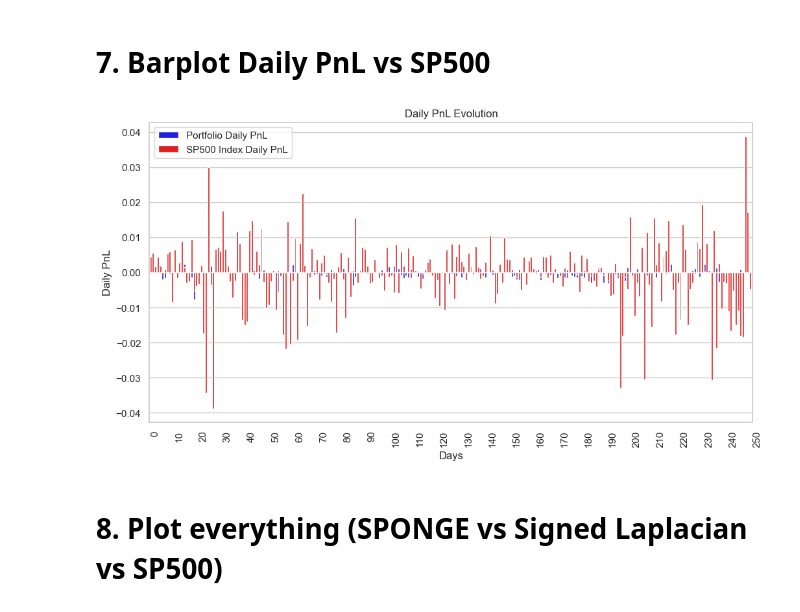
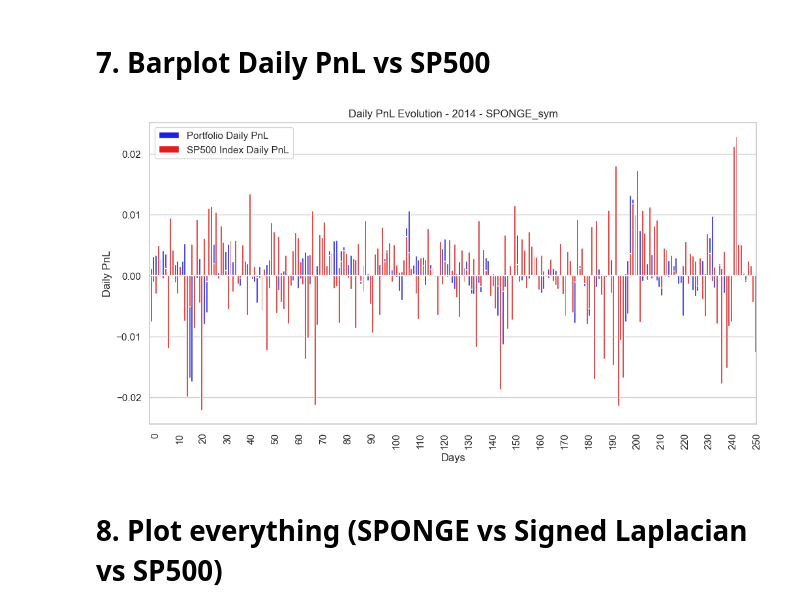
Before and after one commit to MohamedKeteb/Portfolio_clustering_project, a Jupyter notebook: Code/Pipeline3.ipynb, the cells around one changed output. Cells and saved outputs as stored; diff of their text form; code cells hidden in the pictures.

```diff
--- a/Code/Pipeline3.ipynb
+++ b/Code/Pipeline3.ipynb
@@ -28,16 +28,15 @@ import warnings
 warnings.filterwarnings("ignore") ## so that there are no polluting warnings as output of this cell
 
 ##################################################################### PARAMETERS #####################################################################
-lookback_window_0 = [4714, 4774] ## year 2019
+lookback_window_0 = [2916, 3016] ## year 2012-2013 ==> 3016:3265
 number_of_clusters = 38
 sigma = 10e-2
-clustering_method = 'SPONGE'
-number_of_repetition = 10
-number_of_window=2
-evaluation_window = 5
-eta_values = np.linspace(0.001, 0.02, 20)
-np.set_printoptions(precision=4, suppress=True)
+clustering_method = 'SPONGE_sym'
+number_of_repetition = 20
+number_of_window=50
+evaluation_window = 3
+eta = 0.01
 ######################################################################################################################################################
 
-overall_return, PnL, portfolio_value, sharpe_ratio, daily_PnL = process.sliding_window(df_cleaned=df_cleaned, lookback_window_0=lookback_window_0, number_of_clusters=number_of_clusters, sigma=sigma, clustering_method=clustering_method, number_of_repetition=number_of_repetition, number_of_window=number_of_window, evaluation_window=evaluation_window, eta=0.01)
+overall_return, PnL, portfolio_value, daily_PnL = process.sliding_window(df_cleaned=df_cleaned, lookback_window_0=lookback_window_0, number_of_clusters=number_of_clusters, sigma=sigma, clustering_method=clustering_method, number_of_repetition=number_of_repetition, number_of_window=number_of_window, evaluation_window=evaluation_window, eta=eta)
 # %% [output]
@@ -49,17 +86,0 @@ AttributeError: 'list' object has no attribute 'pct_change'
-# %%
-import warnings
-warnings.filterwarnings("ignore") ## so that there are no polluting warnings as output of this cell
-
-##################################################################### PARAMETERS #####################################################################
-lookback_window_0 = [4714, 4774] ## year 2019
-number_of_clusters = 38
-sigma = 10e-2
-clustering_method = 'SPONGE'
-number_of_repetition = 20
-number_of_window=50
-evaluation_window = 5
-eta_values = np.linspace(0.001, 0.02, 20)
-np.set_printoptions(precision=4, suppress=True)
-######################################################################################################################################################
-
-overall_return, PnL, portfolio_value, sharpe_ratio, daily_PnL = process.sliding_window(df_cleaned=df_cleaned, lookback_window_0=lookback_window_0, number_of_clusters=number_of_clusters, sigma=sigma, clustering_method=clustering_method, number_of_repetition=number_of_repetition, number_of_window=number_of_window, evaluation_window=evaluation_window, eta=0.01)
@@ -100,8 +107,8 @@ df_PnL.to_csv(f'PnL_{year}_{clustering_method}_{evaluation_window}.csv', index=F
 # %% [markdown]
 ## 4. Get SP500 data for comparison
 # %%
-start_date = '2018-01-01'
-end_date = '2018-12-31'
+start_date = '2014-01-01'
+end_date = '2015-01-01'
 
 sp500_PnL = process.get_sp500_PnL(start_date, end_date)
 # %% [output]
@@ -163,33 +167,33 @@ plt.show()
 # %%
 import seaborn as sns
 import matplotlib.pyplot as plt
 import numpy as np
 
 # Création de l'axe des abscisses (nombre de jours)
 days = np.arange(1, len(daily_PnL) + 1)
 
 # Configuration de seaborn pour un style agréable
 sns.set(style="whitegrid")
 
 # Tracer l'évolution quotidienne de la PnL sous forme de diagramme à barres avec seaborn
 plt.figure(figsize=(12, 6))
 ax = sns.barplot(x=days, y=daily_PnL, color='blue', width=0.8, label='Portfolio Daily PnL')  # Ajustez la largeur ici
 ax = sns.barplot(x=days, y=sp500_PnL, color='red', width=0.8, label='SP500 Index Daily PnL')
 
 # Rotation des étiquettes de l'axe des abscisses de 45 degrés avec un ajustement
 ax.set_xticks(np.arange(0,251,10))
 ax.set_xticklabels(ax.get_xticks(), rotation=90, ha='right', rotation_mode='anchor')
 
 # Ajouter des titres et des légendes
-plt.title('Daily PnL Evolution')
+plt.title(f'Daily PnL Evolution - {year} - {clustering_method}')
 plt.xlabel('Days')
 plt.ylabel('Daily PnL')
 plt.legend()
 
 # Afficher le graphique
 plt.show()
 # %% [output]
-[figure, old version]
+[figure, new version]
 # %% [markdown]
 # 8. Plot everything (SPONGE vs Signed Laplacian vs SP500)
 # %%
```
Also changed, not shown: parts of 5 cells of this notebook, 41 other files.
